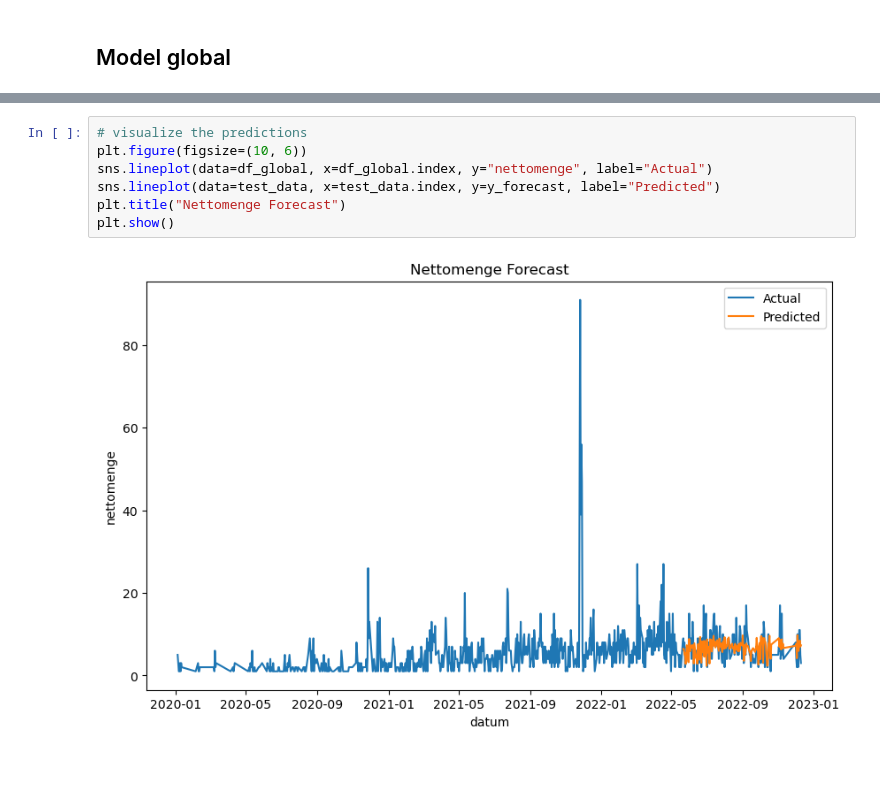
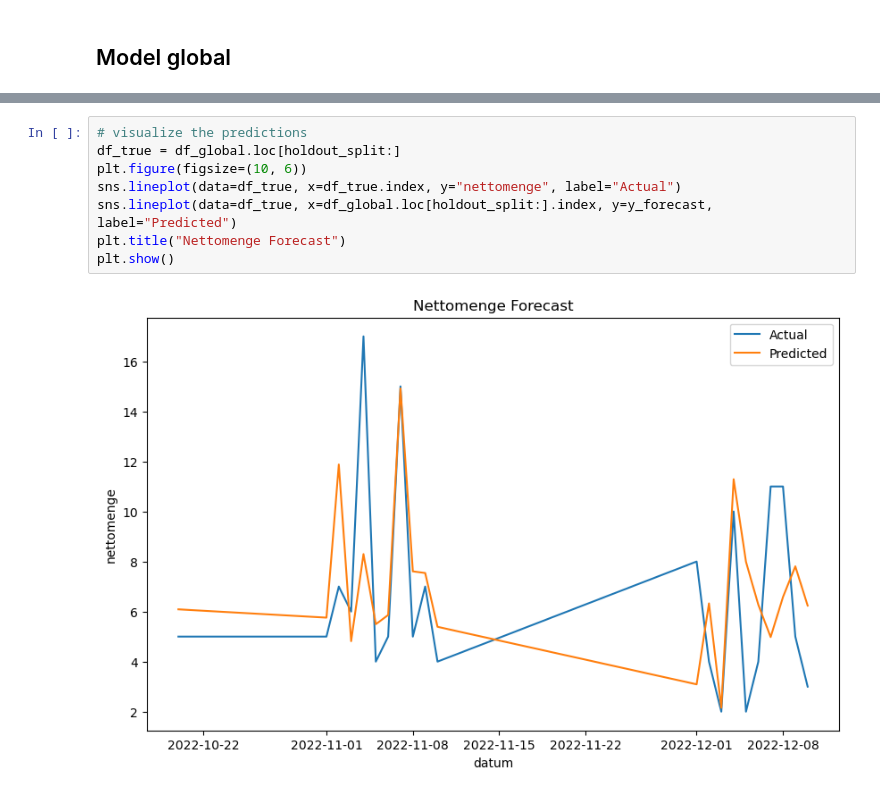
Before and after one commit to FlorianWolff95/DHBW_BI_S24, a Jupyter notebook: ML_Fallstudie_Online_Barber_Shop.ipynb, the cells around one changed output, grey strips where cells are left out. Drawn from its saved outputs; the diff is of its cells as text; blank space fills up the shorter version.

Commit message:
add holdout validation

```diff
--- a/ML_Fallstudie_Online_Barber_Shop.ipynb
+++ b/ML_Fallstudie_Online_Barber_Shop.ipynb
@@ -357,9 +402,10 @@ Mean Absolute Percentage Error: 0.4492992795374966
 # %%
 # visualize the predictions
+df_true = df_global.loc[holdout_split:]
 plt.figure(figsize=(10, 6))
-sns.lineplot(data=df_global, x=df_global.index, y="nettomenge", label="Actual")
-sns.lineplot(data=test_data, x=test_data.index, y=y_forecast, label="Predicted")
+sns.lineplot(data=df_true, x=df_true.index, y="nettomenge", label="Actual")
+sns.lineplot(data=df_true, x=df_global.loc[holdout_split:].index, y=y_forecast, label="Predicted")
 plt.title("Nettomenge Forecast")
 plt.show()
 # %% [output]
-[figure, old version]
+[figure, new version]
```
Also changed, not shown: parts of 2 cells of this notebook.
